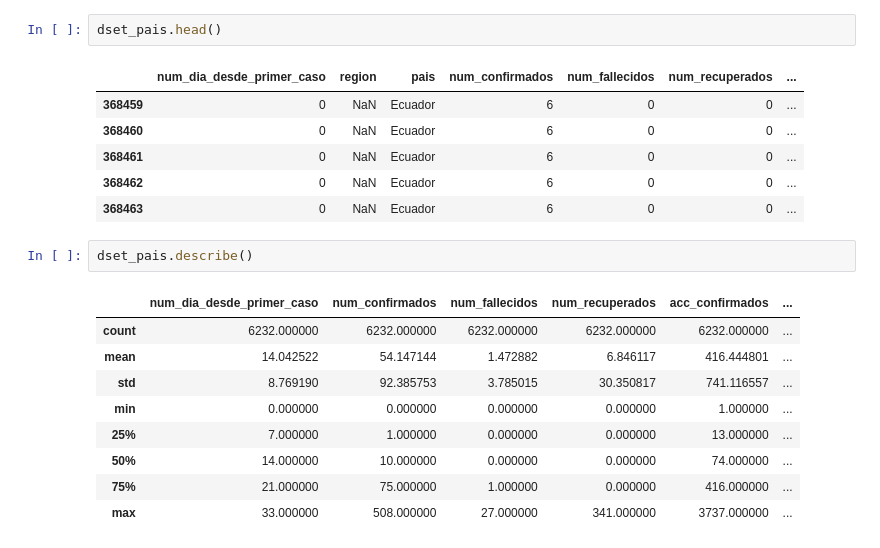
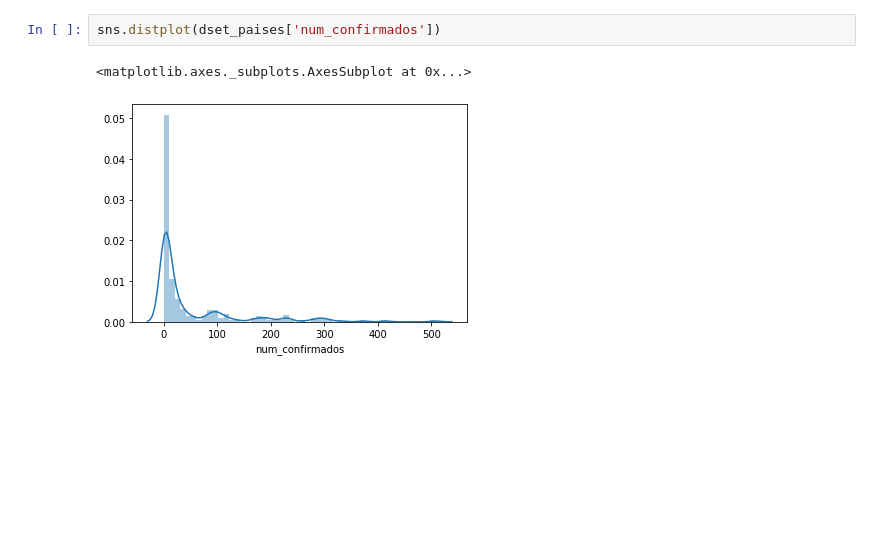
Before and after one commit to joseespinadote/proyecto_intro_mineria, a Jupyter notebook: sandbox-exploratorio.ipynb, the cells around one changed output. Drawn from its saved outputs; the diff is of its cells as text; blank space fills up the shorter version.

```diff
--- a/sandbox-exploratorio.ipynb
+++ b/sandbox-exploratorio.ipynb
@@ -23,21 +27,5 @@ data.plot.scatter(x=var, y='num_confirmados');
-# %%
-dset_pais.head()
-# %% [output]
-|  | num_dia_desde_primer_caso | region | pais | num_confirmados | num_fallecidos | num_recuperados | ... |
-| 368459 | 0 | NaN | Ecuador | 6 | 0 | 0 | ... |
-| 368460 | 0 | NaN | Ecuador | 6 | 0 | 0 | ... |
-| 368461 | 0 | NaN | Ecuador | 6 | 0 | 0 | ... |
-| 368462 | 0 | NaN | Ecuador | 6 | 0 | 0 | ... |
-| 368463 | 0 | NaN | Ecuador | 6 | 0 | 0 | ... |
-# %%
-dset_pais.describe()
-# %% [output]
-|  | num_dia_desde_primer_caso | num_confirmados | num_fallecidos | num_recuperados | acc_confirmados | ... |
-| count | 6232.000000 | 6232.000000 | 6232.000000 | 6232.000000 | 6232.000000 | ... |
-| mean | 14.042522 | 54.147144 | 1.472882 | 6.846117 | 416.444801 | ... |
-| std | 8.769190 | 92.385753 | 3.785015 | 30.350817 | 741.116557 | ... |
-| min | 0.000000 | 0.000000 | 0.000000 | 0.000000 | 1.000000 | ... |
-| 25% | 7.000000 | 1.000000 | 0.000000 | 0.000000 | 13.000000 | ... |
-| 50% | 14.000000 | 10.000000 | 0.000000 | 0.000000 | 74.000000 | ... |
-| 75% | 21.000000 | 75.000000 | 1.000000 | 0.000000 | 416.000000 | ... |
-| max | 33.000000 | 508.000000 | 27.000000 | 341.000000 | 3737.000000 | ... |
+# %%
+sns.distplot(dset_paises['num_confirmados'])
+# %% [output]
+<matplotlib.axes._subplots.AxesSubplot at 0x...>
+[figure, added]
```
Also changed, not shown: parts of 13 cells of this notebook, 1 other file.
